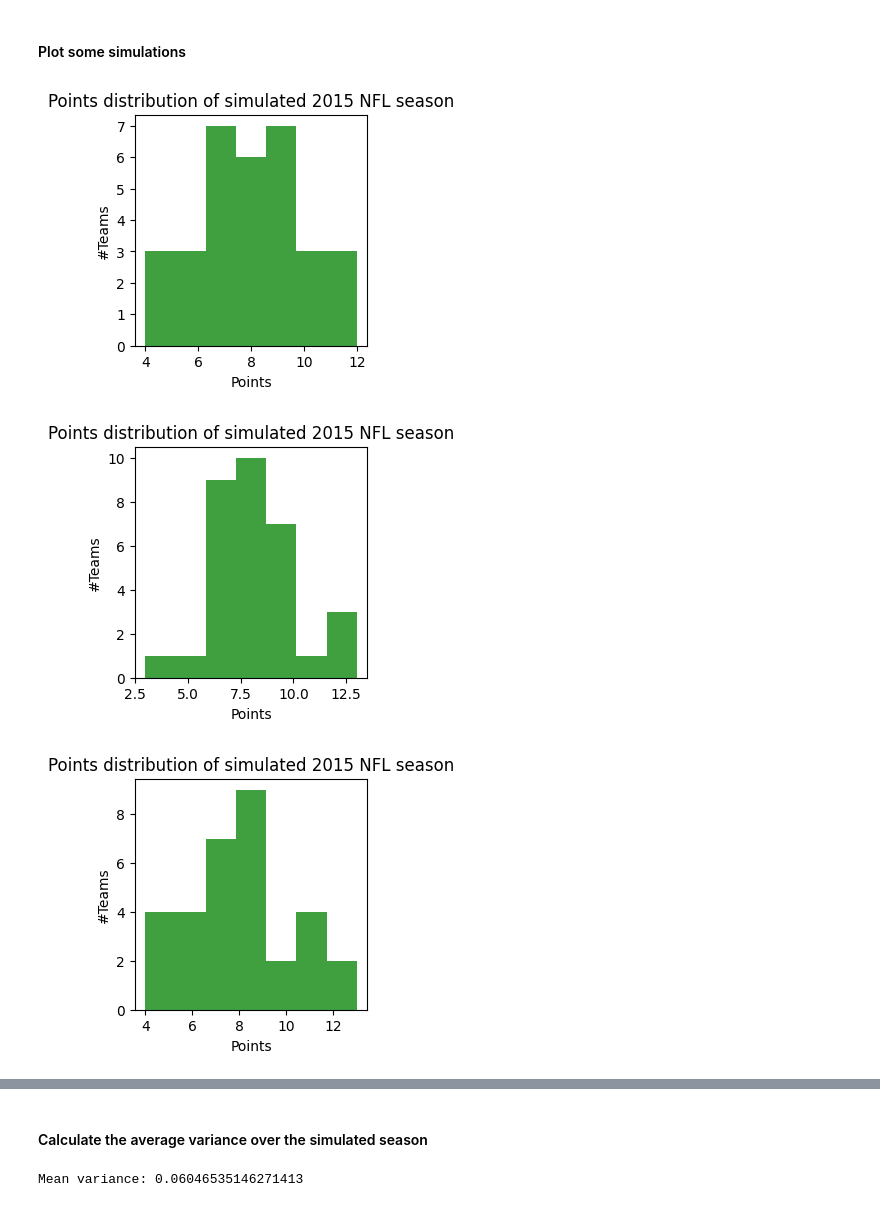
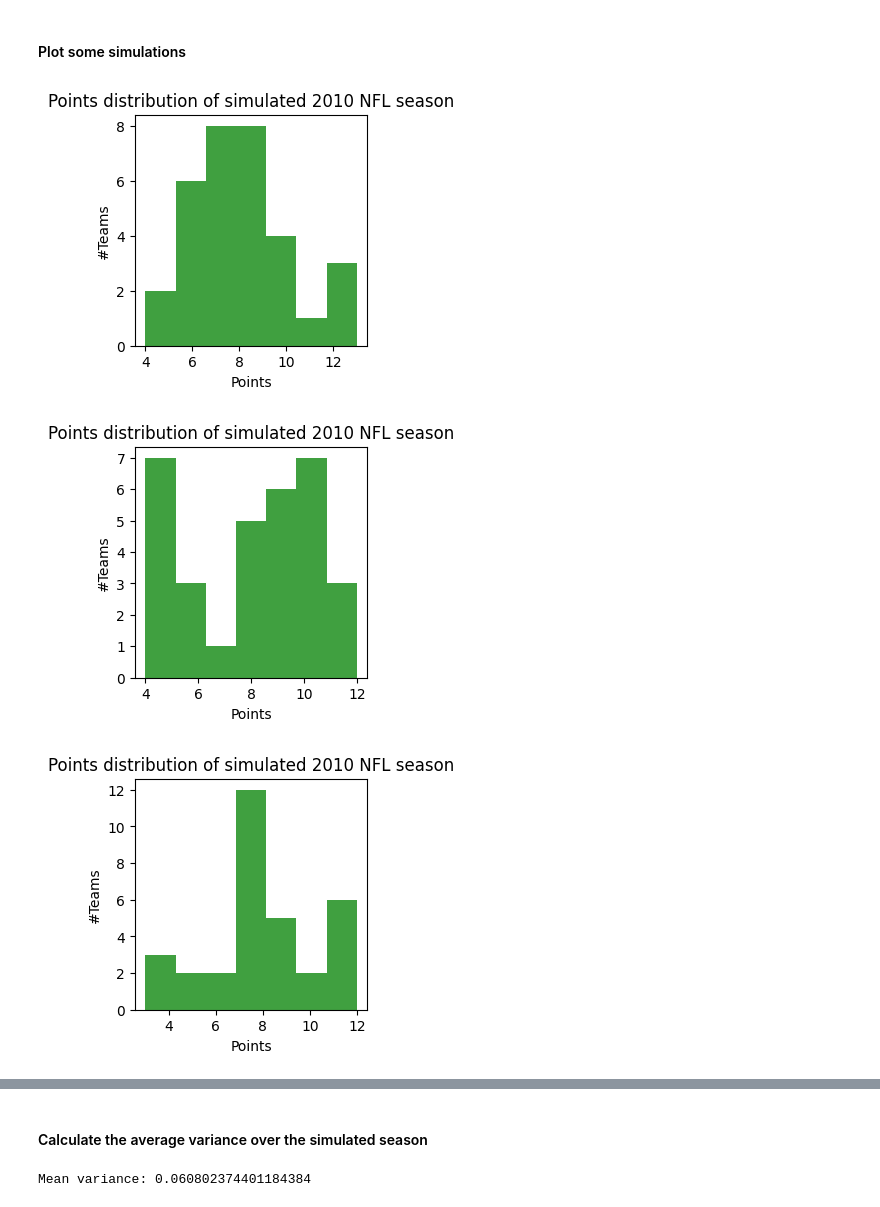
Before and after one commit to unicorne/luck_vs_skill, a Jupyter notebook: simulation_step_by_step.ipynb, the cells around one changed output, grey strips where cells are left out. Cells and saved outputs as stored; diff of their text form; code cells hidden in the pictures.

```diff
--- a/simulation_step_by_step.ipynb
+++ b/simulation_step_by_step.ipynb
@@ -15,7 +15,9 @@ As an example we simulate the NFL season 2015 with the schedule of that season
 Here we have the 2015 schedule of the NFL season containing all games that were played.
 We want to simulate each game and assign a winner or a tie.
 # %%
-nfl_schedule_2015 = pd.read_csv("data/prepared_data/schedules/NFL/2015.csv")
-nfl_schedule_2015.head()
+nfl_schedule_2010 = pd.read_csv("data/prepared_data/schedules/NFL/2010.csv")
+nfl_observed = pd.read_parquet("data/prepared_data/NFL_data.parquet")
+nfl_observed_2010 = nfl_observed[nfl_observed["Year"] == 2010]
+nfl_schedule_2010.head()
 # %% [output]
 |  | Home | Away |
@@ -29,15 +31,15 @@ nfl_schedule_2015.head()
 
 In this case the probabilities for winning, losing and a tie are [0.4999, 0.4999, 0.0002]
 # %%
-nfl_schedule_2015["Winner"] = np.random.choice(
-    ["Home", "Away", "Tie"], size=len(nfl_schedule_2015), p=[0.4999, 0.4999, 0.0002]
+nfl_schedule_2010["Winner"] = np.random.choice(
+    ["Home", "Away", "Tie"], size=len(nfl_schedule_2010), p=[0.4999, 0.4999, 0.0002]
 )
-nfl_schedule_2015["Outcome"] = nfl_schedule_2015.apply(
+nfl_schedule_2010["Outcome"] = nfl_schedule_2010.apply(
     lambda x: x["Home"]
     if x["Winner"] == "Home"
     else (x["Away"] if x["Winner"] == "Away" else "Tie"),
     axis=1,
 )
-nfl_schedule_2015.head()
+nfl_schedule_2010.head()
 # %% [output]
 |  | Home | Away | Winner | Outcome |
@@ -131,7 +133,7 @@ from src.simulation.simulation_utils import simulate_league
 
 sim_1000 = [
     simulate_league(
-        nfl_schedule_2015,
+        nfl_schedule_2010,
         probabilities_win_loss_tie=[0.4999, 0.4999, 0.0002],
         points_for_win_loss_tie=[1, 0, 0.5],
         return_table=False,
@@ -144,12 +146,12 @@ sim_1000 = [
 # %%
 for sim in sim_1000[:5]:
     plot_points_as_histogramm(
         sim,
-        "Points distribution of simulated 2015 NFL season",
+        "Points distribution of simulated 2010 NFL season",
         stepsize=2,
         figsize=(3, 3),
     )
 # %% [output]
-[figure, old version]
+[figure, new version]
-[figure, old version]
+[figure, new version]
-[figure, old version]
+[figure, new version]
@@ -163,7 +165,7 @@ mean_var = np.mean([np.var(sim) for sim in sim_1000_scaled])
 
 print(f"Mean variance: {mean_var}")
 # %% [output]
-Mean variance: 0.06046535146271413
+Mean variance: 0.060802374401184384
 # %%
 from src.simulation.simulation_utils import (
     simulate_league_multiple_times,
```
Also changed, not shown: parts of 17 cells of this notebook, 5 other files.
